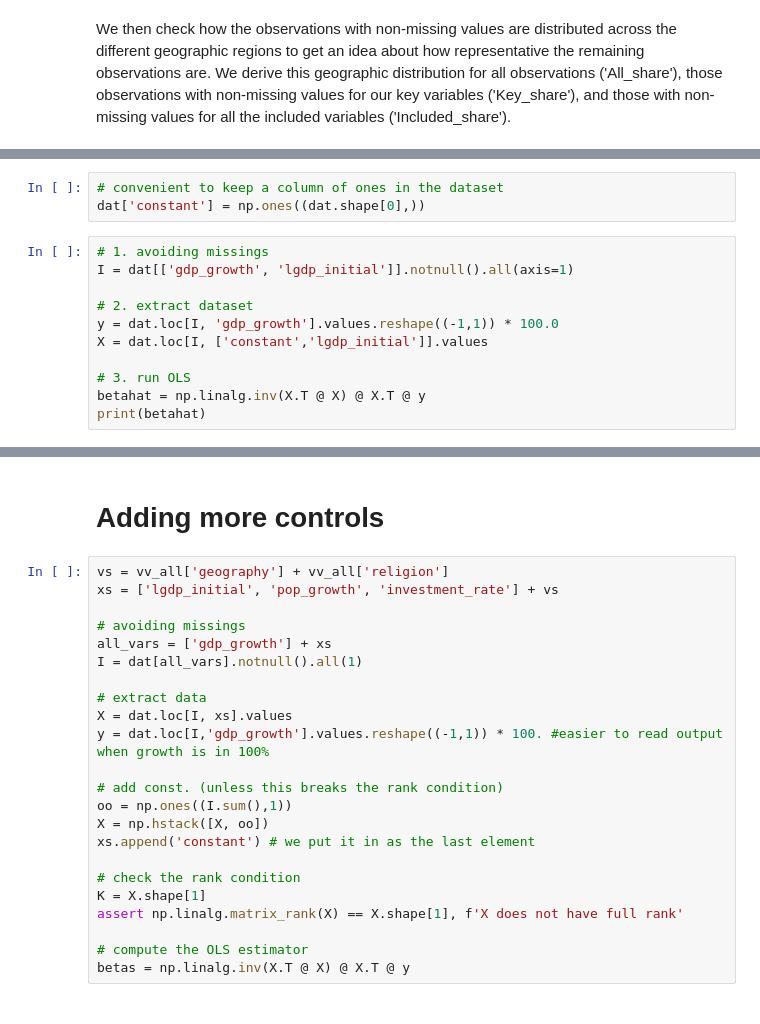
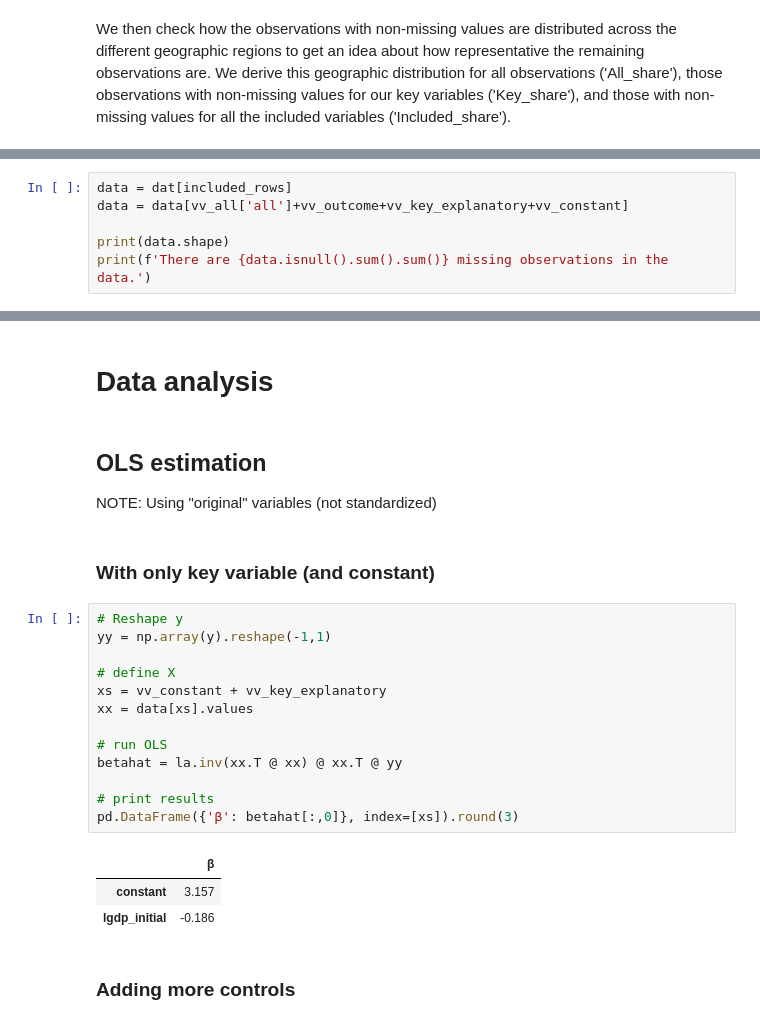
Before and after one commit to lkh927/AME-2024-Projects, a Jupyter notebook: Project 2/getting_started.ipynb, the cells around one changed output, grey strips where cells are left out. Saved outputs shown, nothing was run; the diff lists cells and outputs as text.

Commit message:
Strømligning af data og første estimationer

```diff
--- a/Project 2/getting_started.ipynb
+++ b/Project 2/getting_started.ipynb
@@ -254,14 +184,0 @@ Americas          19.63        25.2525                26.0
-# %%
-# convenient to keep a column of ones in the dataset
-dat['constant'] = np.ones((dat.shape[0],))
-# %%
-# 1. avoiding missings
-I = dat[['gdp_growth', 'lgdp_initial']].notnull().all(axis=1)
-
-# 2. extract dataset
-y = dat.loc[I, 'gdp_growth'].values.reshape((-1,1)) * 100.0
-X = dat.loc[I, ['constant','lgdp_initial']].values
-
-# 3. run OLS
-betahat = np.linalg.inv(X.T @ X) @ X.T @ y
-print(betahat)
@@ -270,0 +244,6 @@ print(betahat)
+# %%
+data = dat[included_rows]
+data = data[vv_all['all']+vv_outcome+vv_key_explanatory+vv_constant]
+
+print(data.shape)
+print(f'There are {data.isnull().sum().sum()} missing observations in the data.')
@@ -271,25 +271,26 @@ print(betahat)
+# %% [markdown]
+# Data analysis
+# %% [markdown]
+## OLS estimation
+NOTE: Using "original" variables (not standardized)
+# %% [markdown]
+### With only key variable (and constant)
+# %%
+# Reshape y
+yy = np.array(y).reshape(-1,1)
+
+# define X
+xs = vv_constant + vv_key_explanatory
+xx = data[xs].values
+
+# run OLS
+betahat = la.inv(xx.T @ xx) @ xx.T @ yy
+
+# print results
+pd.DataFrame({'β': betahat[:,0]}, index=[xs]).round(3)
+# %% [output]
+|  | β |
+| constant | 3.157 |
+| lgdp_initial | -0.186 |
 # %% [markdown]
-# Adding more controls
+### Adding more controls
-# %%
-vs = vv_all['geography'] + vv_all['religion']
-xs = ['lgdp_initial', 'pop_growth', 'investment_rate'] + vs
-
-# avoiding missings
-all_vars = ['gdp_growth'] + xs
-I = dat[all_vars].notnull().all(1)
-
-# extract data
-X = dat.loc[I, xs].values
-y = dat.loc[I,'gdp_growth'].values.reshape((-1,1)) * 100. #easier to read output when growth is in 100%
-
-# add const. (unless this breaks the rank condition)
-oo = np.ones((I.sum(),1))
-X = np.hstack([X, oo])
-xs.append('constant') # we put it in as the last element
-
-# check the rank condition
-K = X.shape[1]
-assert np.linalg.matrix_rank(X) == X.shape[1], f'X does not have full rank'
-
-# compute the OLS estimator
-betas = np.linalg.inv(X.T @ X) @ X.T @ y
```
Also changed, not shown: parts of 32 cells of this notebook.
